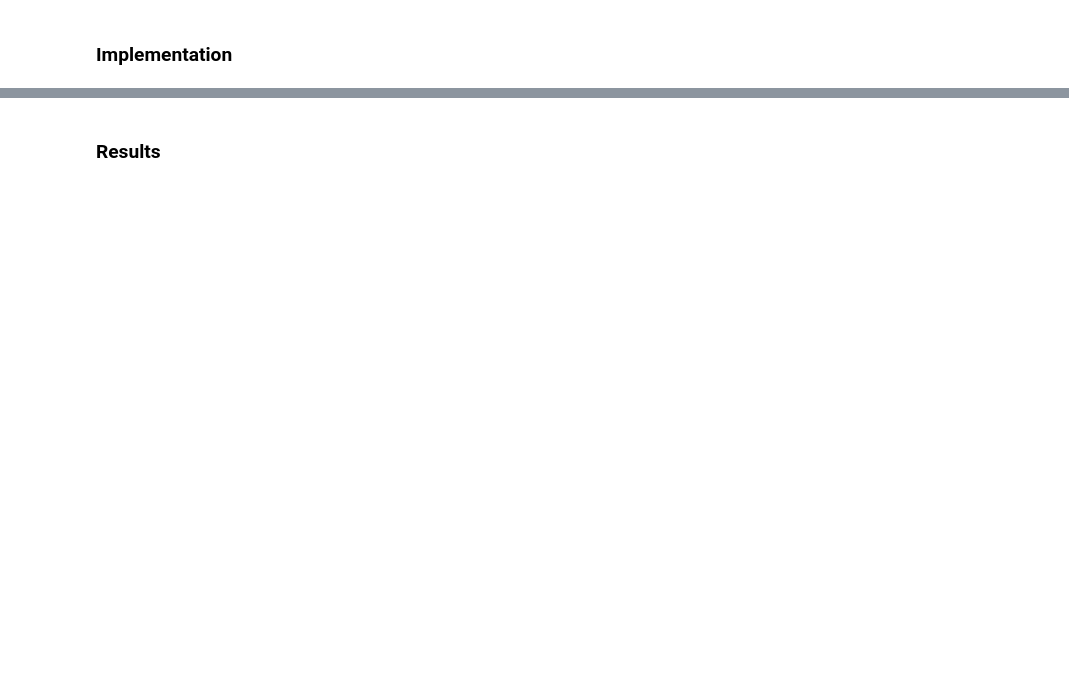
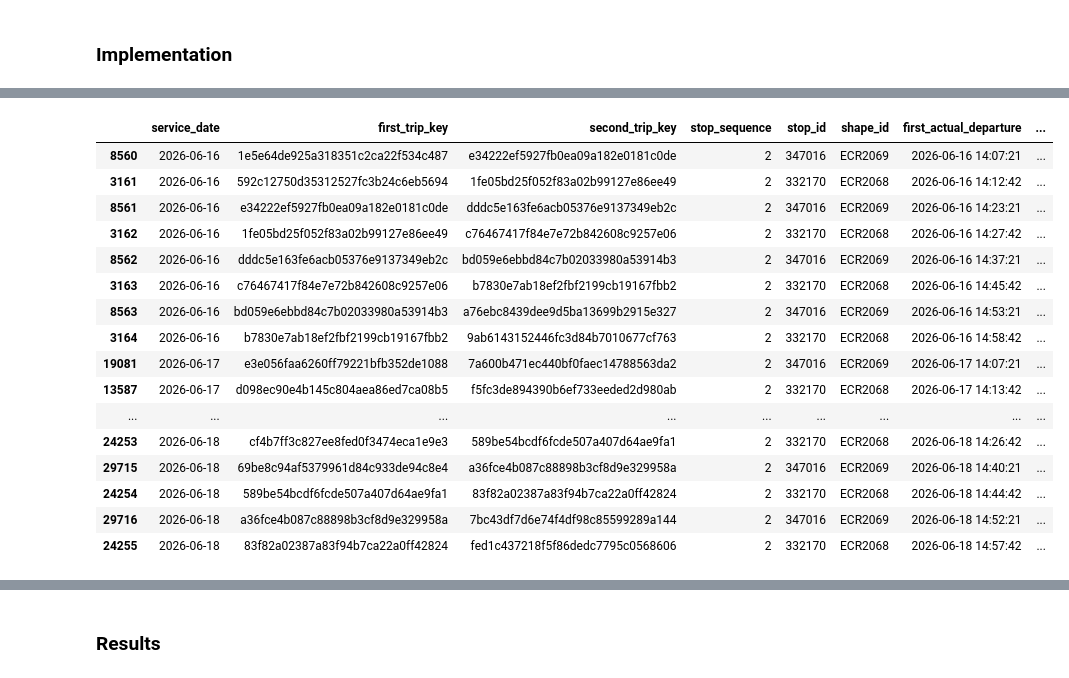
Before and after one commit to cal-itp/tsp-analysis, a Jupyter notebook: subtasks/other_metrics/headway_expected_wait.ipynb, the cells around one changed output, grey strips where cells are left out. Cells and saved outputs as stored; diff of their text form; code cells hidden in the pictures; blank space fills up the shorter version.

```diff
--- a/subtasks/other_metrics/headway_expected_wait.ipynb
+++ b/subtasks/other_metrics/headway_expected_wait.ipynb
@@ -61,11 +80,11 @@ feed_dates
 # %%
 # Get the realtime headway between every pair of consecutive trips, at every
 # stop on the pattern rather than only the timepoints
-rt_headways = get_rt_headways(
+schedule_rt_headways = get_schedule_rt_headways(
     engine,
     env,
     CONSTANT_MACROS,
     feed_dates=feed_dates,
     shape_ids=matching_shapes.shape_id.to_list(),
 )
-rt_headways
+schedule_rt_headways
@@ -72,2 +105,22 @@ rt_headways
+# %%
+schedule_rt_headways.loc[(schedule_rt_headways.stop_sequence == 2) & (schedule_rt_headways.first_actual_departure.dt.hour == 14)].sort_values(by="first_actual_departure")
+# %% [output]
+|  | service_date | first_trip_key | second_trip_key | stop_sequence | stop_id | shape_id | first_actual_departure | ... |
+| 8560 | 2026-06-16 | 1e5e64de925a318351c2ca22f534c487 | e34222ef5927fb0ea09a182e0181c0de | 2 | 347016 | ECR2069 | 2026-06-16 14:07:21 | ... |
+| 3161 | 2026-06-16 | 592c12750d35312527fc3b24c6eb5694 | 1fe05bd25f052f83a02b99127e86ee49 | 2 | 332170 | ECR2068 | 2026-06-16 14:12:42 | ... |
+| 8561 | 2026-06-16 | e34222ef5927fb0ea09a182e0181c0de | dddc5e163fe6acb05376e9137349eb2c | 2 | 347016 | ECR2069 | 2026-06-16 14:23:21 | ... |
+| 3162 | 2026-06-16 | 1fe05bd25f052f83a02b99127e86ee49 | c76467417f84e7e72b842608c9257e06 | 2 | 332170 | ECR2068 | 2026-06-16 14:27:42 | ... |
+| 8562 | 2026-06-16 | dddc5e163fe6acb05376e9137349eb2c | bd059e6ebbd84c7b02033980a53914b3 | 2 | 347016 | ECR2069 | 2026-06-16 14:37:21 | ... |
+| 3163 | 2026-06-16 | c76467417f84e7e72b842608c9257e06 | b7830e7ab18ef2fbf2199cb19167fbb2 | 2 | 332170 | ECR2068 | 2026-06-16 14:45:42 | ... |
+| 8563 | 2026-06-16 | bd059e6ebbd84c7b02033980a53914b3 | a76ebc8439dee9d5ba13699b2915e327 | 2 | 347016 | ECR2069 | 2026-06-16 14:53:21 | ... |
+| 3164 | 2026-06-16 | b7830e7ab18ef2fbf2199cb19167fbb2 | 9ab6143152446fc3d84b7010677cf763 | 2 | 332170 | ECR2068 | 2026-06-16 14:58:42 | ... |
+| 19081 | 2026-06-17 | e3e056faa6260ff79221bfb352de1088 | 7a600b471ec440bf0faec14788563da2 | 2 | 347016 | ECR2069 | 2026-06-17 14:07:21 | ... |
+| 13587 | 2026-06-17 | d098ec90e4b145c804aea86ed7ca08b5 | f5fc3de894390b6ef733eeded2d980ab | 2 | 332170 | ECR2068 | 2026-06-17 14:13:42 | ... |
+| ... | ... | ... | ... | ... | ... | ... | ... | ... |
+| 24253 | 2026-06-18 | cf4b7ff3c827ee8fed0f3474eca1e9e3 | 589be54bcdf6fcde507a407d64ae9fa1 | 2 | 332170 | ECR2068 | 2026-06-18 14:26:42 | ... |
+| 29715 | 2026-06-18 | 69be8c94af5379961d84c933de94c8e4 | a36fce4b087c88898b3cf8d9e329958a | 2 | 347016 | ECR2069 | 2026-06-18 14:40:21 | ... |
+| 24254 | 2026-06-18 | 589be54bcdf6fcde507a407d64ae9fa1 | 83f82a02387a83f94b7ca22a0ff42824 | 2 | 332170 | ECR2068 | 2026-06-18 14:44:42 | ... |
+| 29716 | 2026-06-18 | a36fce4b087c88898b3cf8d9e329958a | 7bc43df7d6e74f4df98c85599289a144 | 2 | 347016 | ECR2069 | 2026-06-18 14:52:21 | ... |
+| 24255 | 2026-06-18 | 83f82a02387a83f94b7ca22a0ff42824 | fed1c437218f5f86dedc7795c0568606 | 2 | 332170 | ECR2068 | 2026-06-18 14:57:42 | ... |
 # %%
 # The query carries the headway itself, so the distribution is ready to look at
```
Also changed, not shown: parts of 10 cells of this notebook, 1 other file.
